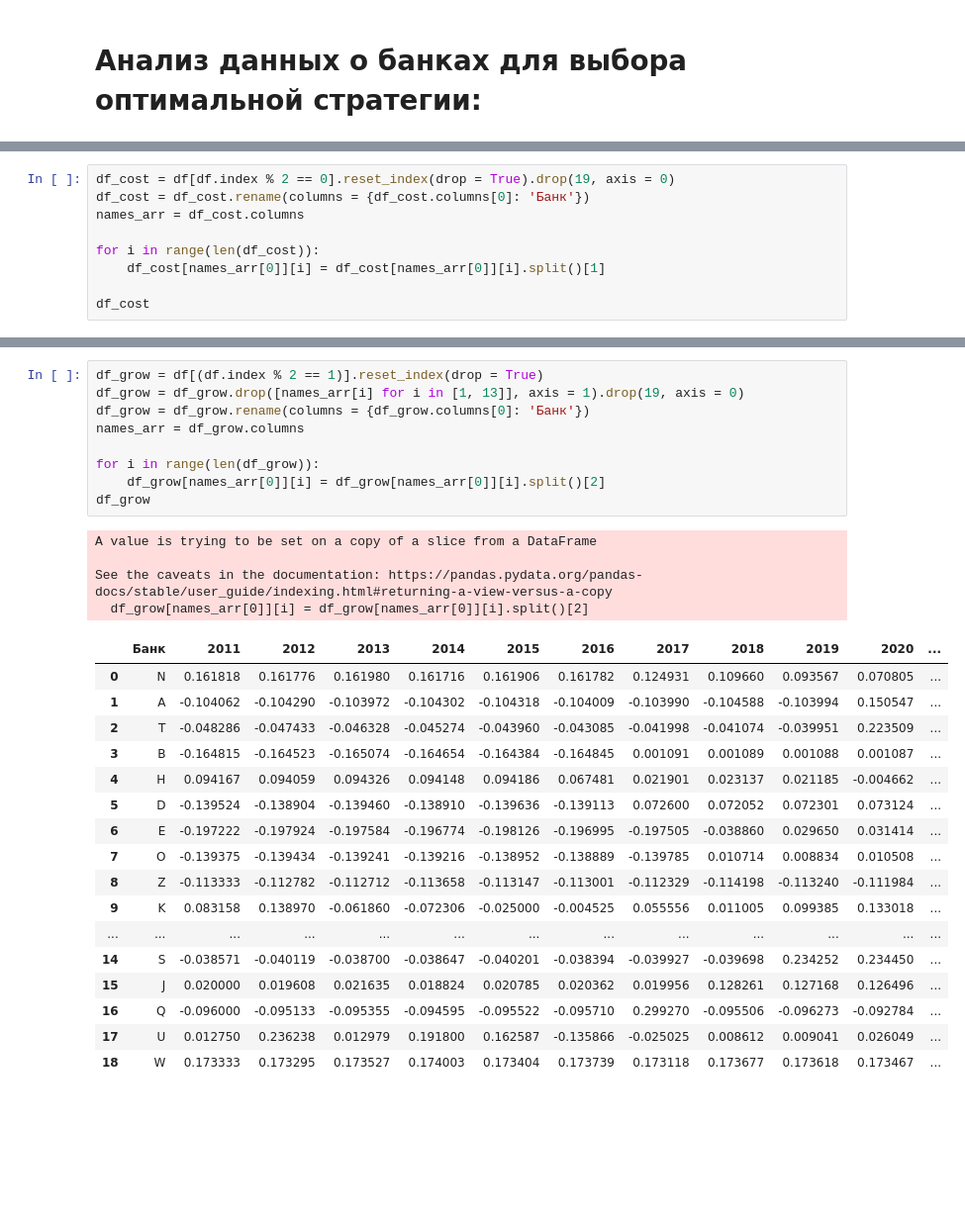
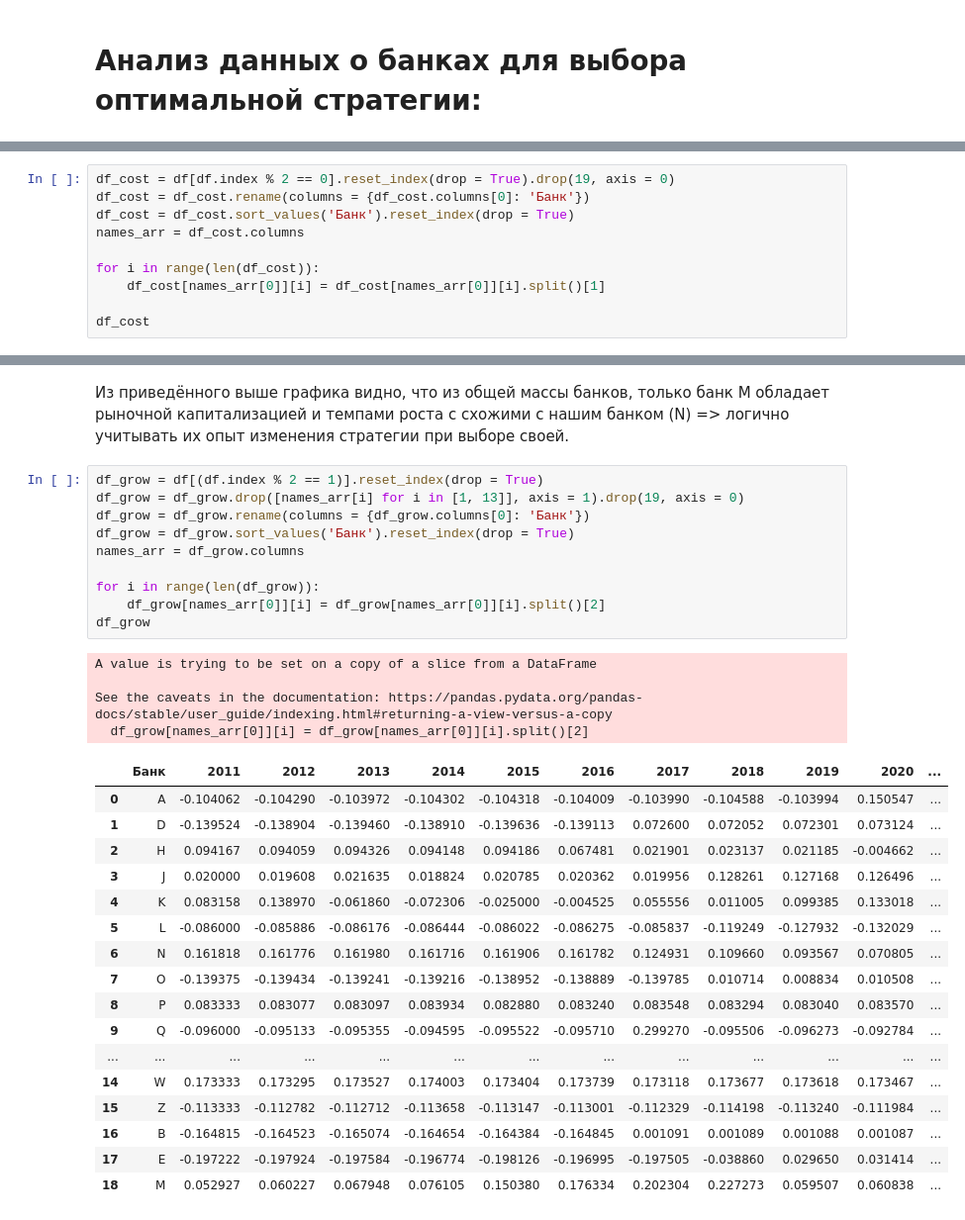
Before and after one commit to belpablo/smth_for_fun, a Jupyter notebook: GPB/GPB_TEST.ipynb, the cells around one changed output, grey strips where cells are left out. Shown at 99% size. Drawn from its saved outputs; the diff is of its cells as text; blank space fills up the shorter version.

```diff
--- a/GPB/GPB_TEST.ipynb
+++ b/GPB/GPB_TEST.ipynb
@@ -179,6 +179,7 @@ df.head()
 # %%
 df_cost = df[df.index % 2 == 0].reset_index(drop = True).drop(19, axis = 0)
 df_cost = df_cost.rename(columns = {df_cost.columns[0]: 'Банк'})
+df_cost = df_cost.sort_values('Банк').reset_index(drop = True)
 names_arr = df_cost.columns
 
 for i in range(len(df_cost)):
@@ -220,31 +228,34 @@ plt.grid()
+# %% [markdown]
+Из приведённого выше графика видно, что из общей массы банков, только банк M обладает рыночной капитализацией и темпами роста с схожими с нашим банком (N) => логично учитывать их опыт изменения стратегии при выборе своей.
 # %%
 df_grow = df[(df.index % 2 == 1)].reset_index(drop = True)
 df_grow = df_grow.drop([names_arr[i] for i in [1, 13]], axis = 1).drop(19, axis = 0)
 df_grow = df_grow.rename(columns = {df_grow.columns[0]: 'Банк'})
+df_grow = df_grow.sort_values('Банк').reset_index(drop = True)
 names_arr = df_grow.columns
 
 for i in range(len(df_grow)):
     df_grow[names_arr[0]][i] = df_grow[names_arr[0]][i].split()[2]
 df_grow
 # %% [output]
 A value is trying to be set on a copy of a slice from a DataFrame
 
 See the caveats in the documentation: https://pandas.pydata.org/pandas-docs/stable/user_guide/indexing.html#returning-a-view-versus-a-copy
   df_grow[names_arr[0]][i] = df_grow[names_arr[0]][i].split()[2]
 |  | Банк | 2011 | 2012 | 2013 | 2014 | 2015 | 2016 | 2017 | 2018 | 2019 | 2020 | ... |
-| 0 | N | 0.161818 | 0.161776 | 0.161980 | 0.161716 | 0.161906 | 0.161782 | 0.124931 | 0.109660 | 0.093567 | 0.070805 | ... |
-| 1 | A | -0.104062 | -0.104290 | -0.103972 | -0.104302 | -0.104318 | -0.104009 | -0.103990 | -0.104588 | -0.103994 | 0.150547 | ... |
-| 2 | T | -0.048286 | -0.047433 | -0.046328 | -0.045274 | -0.043960 | -0.043085 | -0.041998 | -0.041074 | -0.039951 | 0.223509 | ... |
-| 3 | В | -0.164815 | -0.164523 | -0.165074 | -0.164654 | -0.164384 | -0.164845 | 0.001091 | 0.001089 | 0.001088 | 0.001087 | ... |
-| 4 | H | 0.094167 | 0.094059 | 0.094326 | 0.094148 | 0.094186 | 0.067481 | 0.021901 | 0.023137 | 0.021185 | -0.004662 | ... |
-| 5 | D | -0.139524 | -0.138904 | -0.139460 | -0.138910 | -0.139636 | -0.139113 | 0.072600 | 0.072052 | 0.072301 | 0.073124 | ... |
-| 6 | Е | -0.197222 | -0.197924 | -0.197584 | -0.196774 | -0.198126 | -0.196995 | -0.197505 | -0.038860 | 0.029650 | 0.031414 | ... |
+| 0 | A | -0.104062 | -0.104290 | -0.103972 | -0.104302 | -0.104318 | -0.104009 | -0.103990 | -0.104588 | -0.103994 | 0.150547 | ... |
+| 1 | D | -0.139524 | -0.138904 | -0.139460 | -0.138910 | -0.139636 | -0.139113 | 0.072600 | 0.072052 | 0.072301 | 0.073124 | ... |
+| 2 | H | 0.094167 | 0.094059 | 0.094326 | 0.094148 | 0.094186 | 0.067481 | 0.021901 | 0.023137 | 0.021185 | -0.004662 | ... |
+| 3 | J | 0.020000 | 0.019608 | 0.021635 | 0.018824 | 0.020785 | 0.020362 | 0.019956 | 0.128261 | 0.127168 | 0.126496 | ... |
+| 4 | K | 0.083158 | 0.138970 | -0.061860 | -0.072306 | -0.025000 | -0.004525 | 0.055556 | 0.011005 | 0.099385 | 0.133018 | ... |
+| 5 | L | -0.086000 | -0.085886 | -0.086176 | -0.086444 | -0.086022 | -0.086275 | -0.085837 | -0.119249 | -0.127932 | -0.132029 | ... |
+| 6 | N | 0.161818 | 0.161776 | 0.161980 | 0.161716 | 0.161906 | 0.161782 | 0.124931 | 0.109660 | 0.093567 | 0.070805 | ... |
 | 7 | O | -0.139375 | -0.139434 | -0.139241 | -0.139216 | -0.138952 | -0.138889 | -0.139785 | 0.010714 | 0.008834 | 0.010508 | ... |
-| 8 | Z | -0.113333 | -0.112782 | -0.112712 | -0.113658 | -0.113147 | -0.113001 | -0.112329 | -0.114198 | -0.113240 | -0.111984 | ... |
-| 9 | K | 0.083158 | 0.138970 | -0.061860 | -0.072306 | -0.025000 | -0.004525 | 0.055556 | 0.011005 | 0.099385 | 0.133018 | ... |
+| 8 | P | 0.083333 | 0.083077 | 0.083097 | 0.083934 | 0.082880 | 0.083240 | 0.083548 | 0.083294 | 0.083040 | 0.083570 | ... |
+| 9 | Q | -0.096000 | -0.095133 | -0.095355 | -0.094595 | -0.095522 | -0.095710 | 0.299270 | -0.095506 | -0.096273 | -0.092784 | ... |
 | ... | ... | ... | ... | ... | ... | ... | ... | ... | ... | ... | ... | ... |
-| 14 | S | -0.038571 | -0.040119 | -0.038700 | -0.038647 | -0.040201 | -0.038394 | -0.039927 | -0.039698 | 0.234252 | 0.234450 | ... |
-| 15 | J | 0.020000 | 0.019608 | 0.021635 | 0.018824 | 0.020785 | 0.020362 | 0.019956 | 0.128261 | 0.127168 | 0.126496 | ... |
-| 16 | Q | -0.096000 | -0.095133 | -0.095355 | -0.094595 | -0.095522 | -0.095710 | 0.299270 | -0.095506 | -0.096273 | -0.092784 | ... |
-| 17 | U | 0.012750 | 0.236238 | 0.012979 | 0.191800 | 0.162587 | -0.135866 | -0.025025 | 0.008612 | 0.009041 | 0.026049 | ... |
-| 18 | W | 0.173333 | 0.173295 | 0.173527 | 0.174003 | 0.173404 | 0.173739 | 0.173118 | 0.173677 | 0.173618 | 0.173467 | ... |
+| 14 | W | 0.173333 | 0.173295 | 0.173527 | 0.174003 | 0.173404 | 0.173739 | 0.173118 | 0.173677 | 0.173618 | 0.173467 | ... |
+| 15 | Z | -0.113333 | -0.112782 | -0.112712 | -0.113658 | -0.113147 | -0.113001 | -0.112329 | -0.114198 | -0.113240 | -0.111984 | ... |
+| 16 | В | -0.164815 | -0.164523 | -0.165074 | -0.164654 | -0.164384 | -0.164845 | 0.001091 | 0.001089 | 0.001088 | 0.001087 | ... |
+| 17 | Е | -0.197222 | -0.197924 | -0.197584 | -0.196774 | -0.198126 | -0.196995 | -0.197505 | -0.038860 | 0.029650 | 0.031414 | ... |
+| 18 | М | 0.052927 | 0.060227 | 0.067948 | 0.076105 | 0.150380 | 0.176334 | 0.202304 | 0.227273 | 0.059507 | 0.060838 | ... |
```
Also changed, not shown: parts of 5 cells of this notebook.
